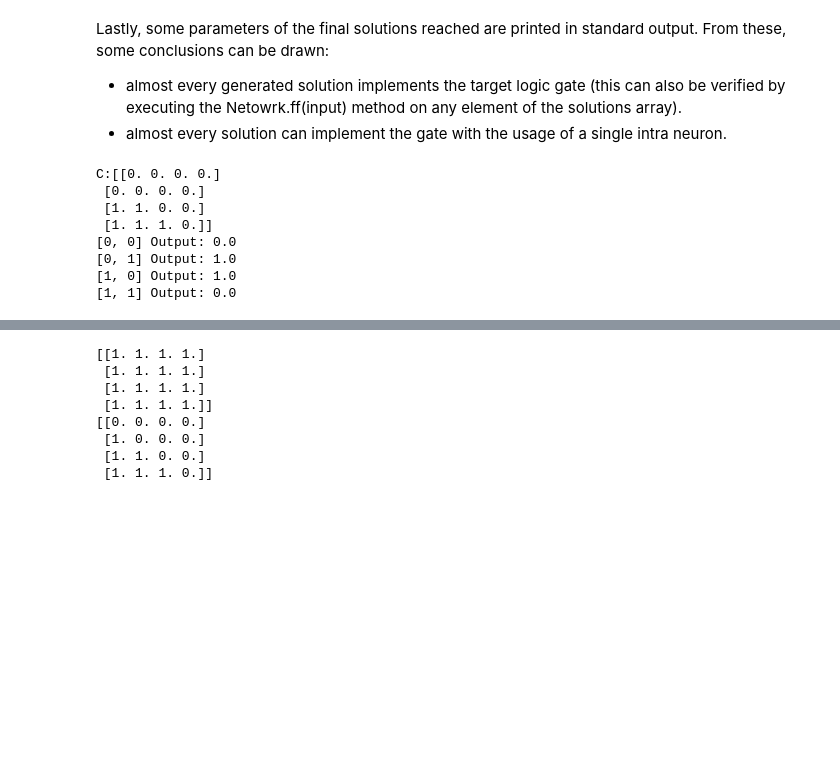
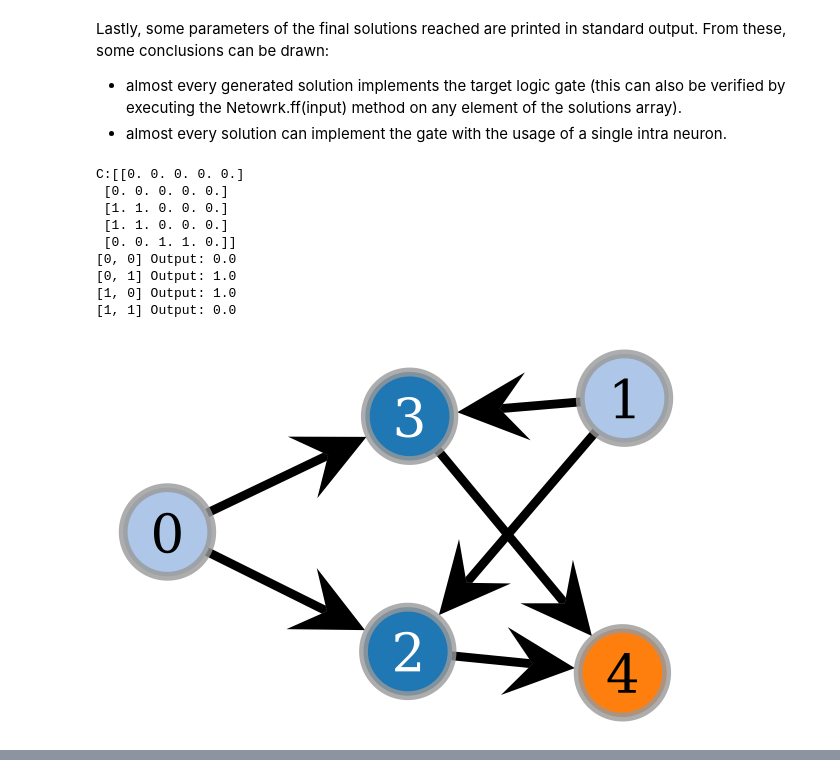
Before and after one commit to pietromalagoli/NeuronEvolution, a Jupyter notebook: Perceptron/xor.ipynb, the cells around one changed output, grey strips where cells are left out. Saved outputs shown, nothing was run; the diff lists cells and outputs as text; code cells hidden in the pictures; blank space fills up the shorter version.

```diff
--- a/Perceptron/xor.ipynb
+++ b/Perceptron/xor.ipynb
@@ -119,17 +145,37 @@ Lastly, some parameters of the final solutions reached are printed in standard o
 - almost every generated solution implements the target logic gate (this can also be verified by executing the Netowrk.ff(input) method on any element of the solutions array).
 - almost every solution can implement the gate with the usage of a single intra neuron.
 # %%
-best = solutions[np.argmin([sol.loss for sol in solutions])] # best solution
-G = Graph(np.column_stack(np.nonzero(best.C.T))) # I have to use the transpose of C because for graphtool C_ij is from i to j, while I'm using the opposite convention
+from matplotlib.gridspec import GridSpec
+
+best = sols[np.argmin([sol.loss for sol in sols])] # best solution
+graph = Graph(np.column_stack(np.nonzero(best.C.T))) # I have to use the transpose of C because for graphtool C_ij is from i to j, while I'm using the opposite convention
 print(f'C:{best.C}')
 for input in par['input_set']:
     print(f'{input} Output: {best.ff(input)}')
+
+highlight = graph.new_vertex_property('int')
+highlight[graph.vertex(0)] = 1
+highlight[graph.vertex(1)] = 1
+highlight[graph.vertex(len(best.C)-1)] = 2
+
+graph_draw(
+    graph,
+    vorder=graph.vertex_index,
+    vertex_text=graph.vertex_index,
+    vertex_fill_color=highlight,
+    #vcmap=plt.cm.Set1,
+    edge_color='black',
+    bg_color='white',
+    output_size=(600,800)
+)
 # %% [output]
-C:[[0. 0. 0. 0.]
- [0. 0. 0. 0.]
- [1. 1. 0. 0.]
- [1. 1. 1. 0.]]
+C:[[0. 0. 0. 0. 0.]
+ [0. 0. 0. 0. 0.]
+ [1. 1. 0. 0. 0.]
+ [1. 1. 0. 0. 0.]
+ [0. 0. 1. 1. 0.]]
 [0, 0] Output: 0.0
 [0, 1] Output: 1.0
 [1, 0] Output: 1.0
 [1, 1] Output: 0.0
+[figure, added]
@@ -136,12 +182,0 @@ C:[[0. 0. 0. 0.]
-# %%
-print(np.ones((4,4)))
-print(np.tril(np.ones((4,4)),-1))
-# %% [output]
-[[1. 1. 1. 1.]
- [1. 1. 1. 1.]
- [1. 1. 1. 1.]
- [1. 1. 1. 1.]]
-[[0. 0. 0. 0.]
- [1. 0. 0. 0.]
- [1. 1. 0. 0.]
- [1. 1. 1. 0.]]
```
Also changed, not shown: parts of 11 cells of this notebook, 5 other files.
